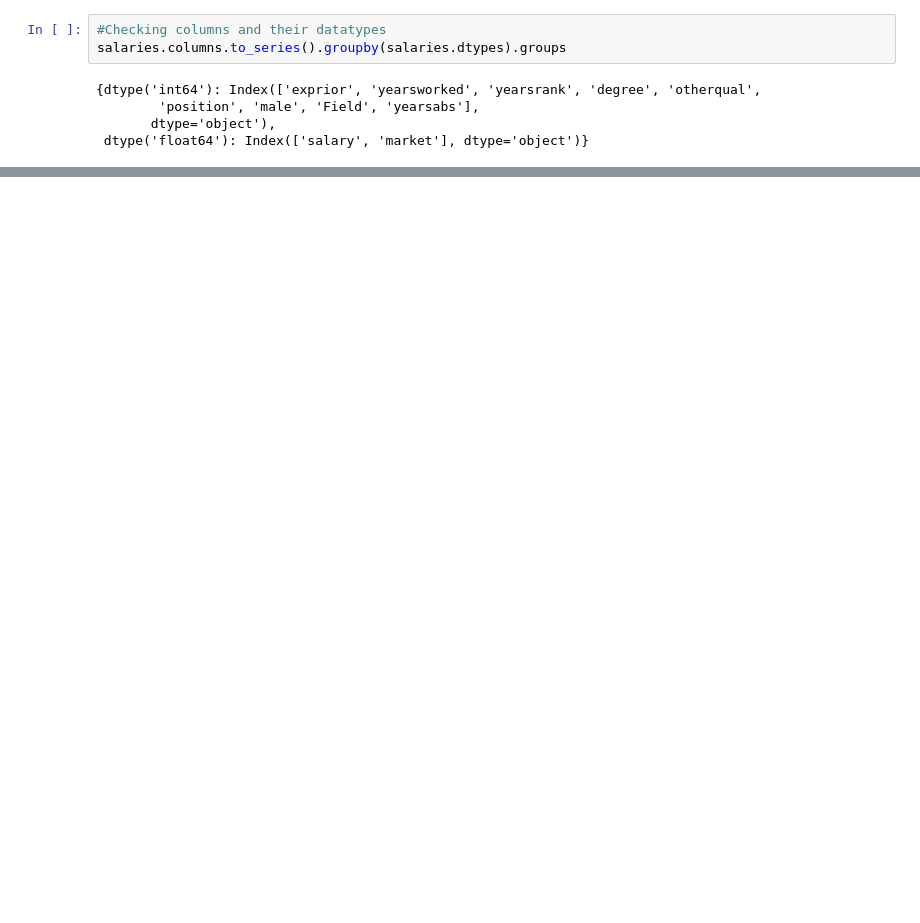
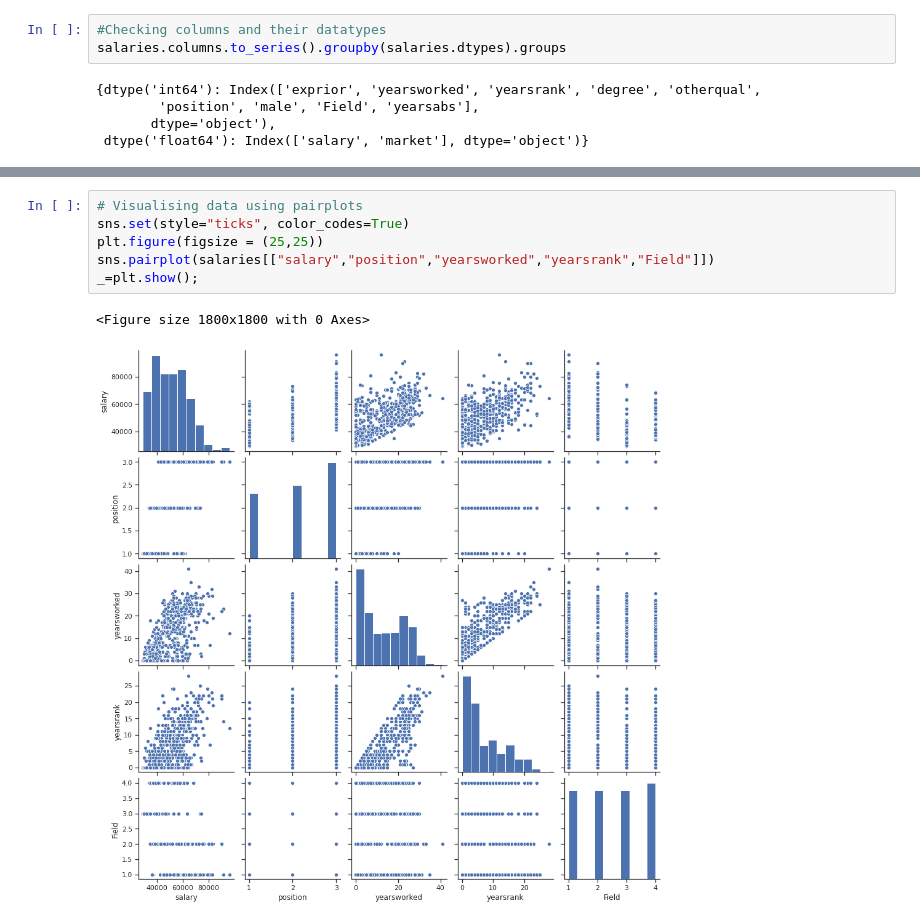
Before and after one commit to rethabilethulo/Multivariant_linear_regression, a Jupyter notebook: Multivariant_Linear_Regression.ipynb, the cells around one changed output, grey strips where cells are left out. Saved outputs shown, nothing was run; the diff lists cells and outputs as text; blank space fills up the shorter version.

```diff
--- a/Multivariant_Linear_Regression.ipynb
+++ b/Multivariant_Linear_Regression.ipynb
@@ -103,0 +102,9 @@ salaries.groupby('salary').hist()
+# %%
+# Visualising data using pairplots
+sns.set(style="ticks", color_codes=True)
+plt.figure(figsize = (25,25))
+sns.pairplot(salaries[["salary","position","yearsworked","yearsrank","Field"]])
+_=plt.show();
+# %% [output]
+<Figure size 1800x1800 with 0 Axes>
+[figure, added]
```
Also changed, not shown: parts of 4 cells of this notebook.
